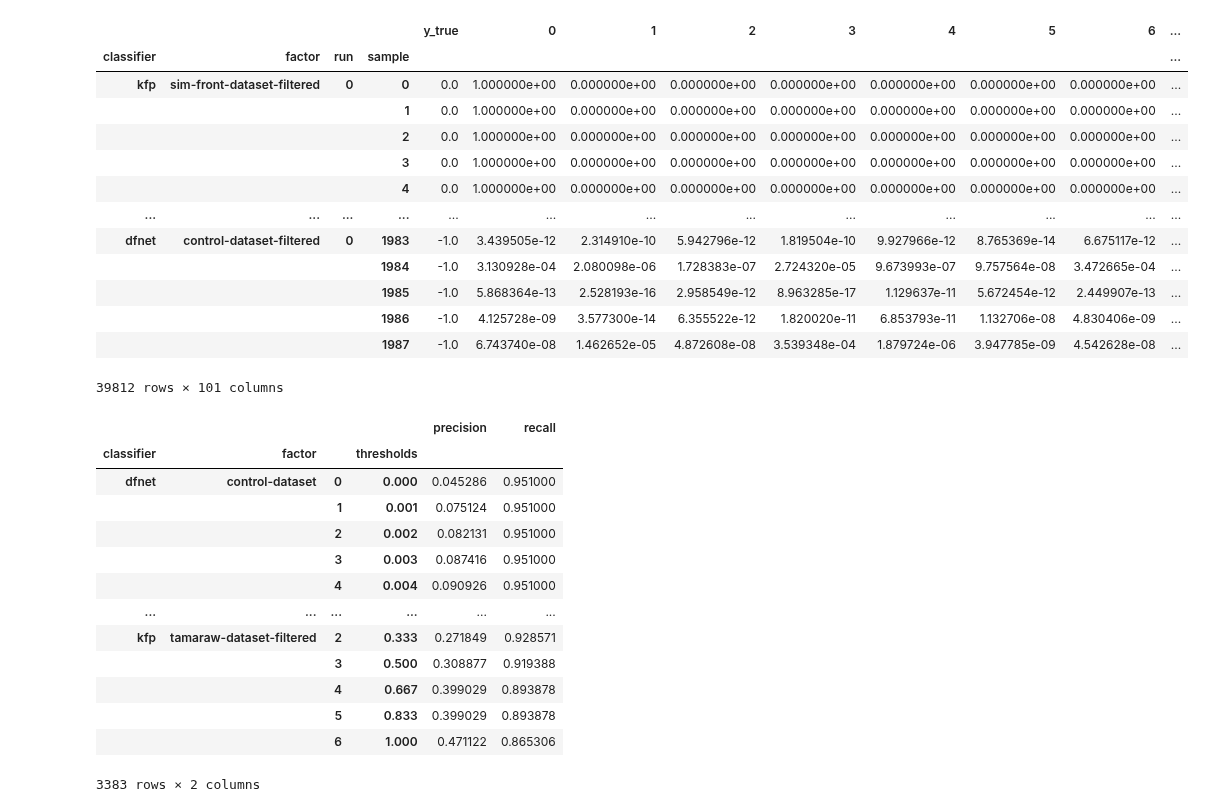
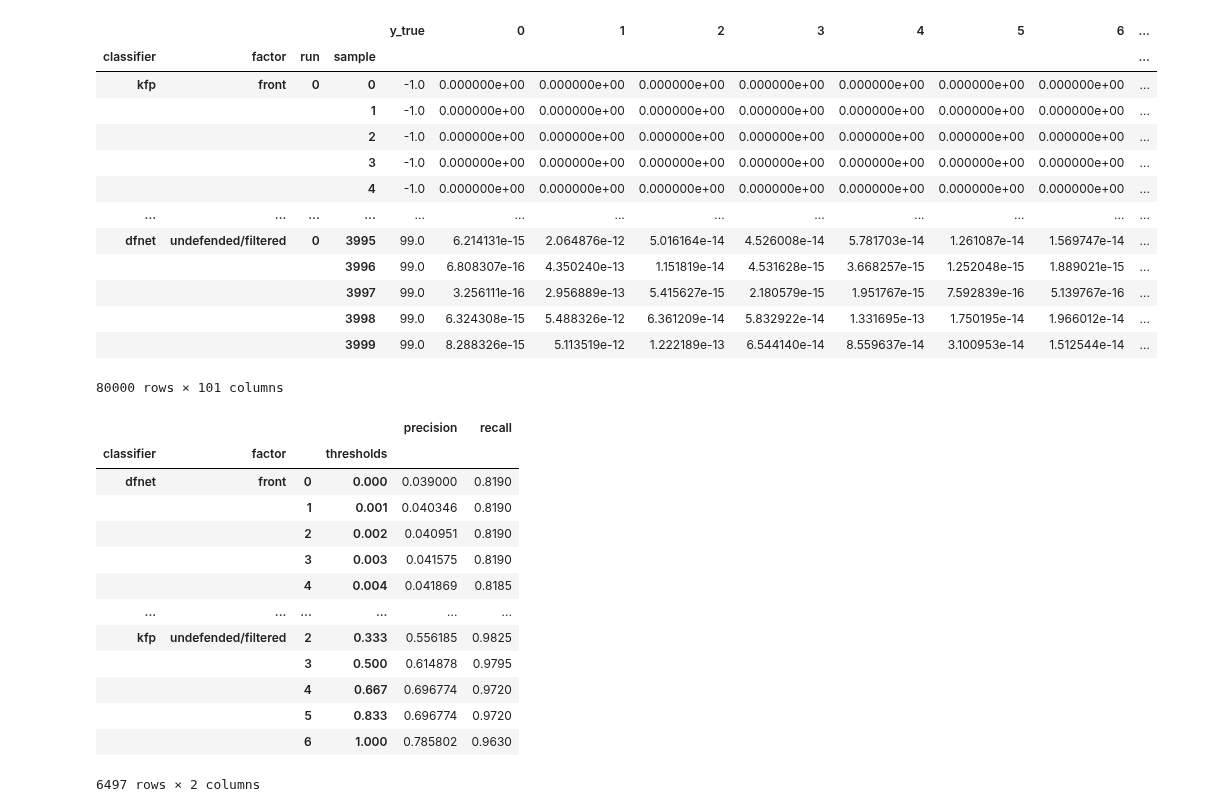
Before and after one commit to jpcsmith/qcsd-experiments, a Jupyter notebook: workflow/notebooks/result-analysis-curve.ipynb, the cells around one changed output. Drawn from its saved outputs; the diff is of its cells as text; code cells hidden in the pictures.

```diff
--- a/workflow/notebooks/result-analysis-curve.ipynb
+++ b/workflow/notebooks/result-analysis-curve.ipynb
@@ -11,49 +11,49 @@ import matplotlib.pyplot as plt
 import lab.metrics
 import lab.analytics
 # %%
-def load_classifier_prediction(classifier: str, factor: str, rep: int):
+def load_classifier_prediction(classifier: str, path: str, rep: int):
     return pd.read_csv(
-        f"../../results/ml-eval/predictions/{factor}/{classifier}-{rep}.csv",
+        f"../../results/ml-eval-conn/{path}/predict/{classifier}-{rep}.csv",
         header=0
     )
 
 def load_results():
     combinations = [
         (classifier, factor, rep) for classifier in ["kfp", "dfnet"]
         for factor in [
-            "sim-front-dataset-filtered", "front-dataset-filtered", "sim-tamaraw-dataset-filtered", "tamaraw-dataset-filtered",
-            "sim-front-dataset", "front-dataset", "sim-tamaraw-dataset", "tamaraw-dataset", "control-dataset",
-            "control-dataset-filtered"
+            "front", "tamaraw", "front/filtered", "tamaraw/filtered",
+            "simulated-front", "simulated-tamaraw", "simulated-front/filtered", "simulated-tamaraw/filtered",
+            "undefended", "undefended/filtered",
         ]
         for rep in range(1)
     ]
 
     return (pd.concat([
         load_classifier_prediction(classifier, factor, rep)
         for (classifier, factor, rep) in combinations
     ], keys=combinations, names=["classifier", "factor", "run", "sample"])
             .fillna(0)
             .rename(columns=lambda c: int(c) if c != "y_true" else c)
             .drop(columns=[-1]))
 
 
 data = load_results()
 data
 # %% [output]
 |  |  |  |  | y_true | 0 | 1 | 2 | 3 | 4 | 5 | 6 | ... |
 | classifier | factor | run | sample |  |  |  |  |  |  |  |  | ... |
-| kfp | sim-front-dataset-filtered | 0 | 0 | 0.0 | 1.000000e+00 | 0.000000e+00 | 0.000000e+00 | 0.000000e+00 | 0.000000e+00 | 0.000000e+00 | 0.000000e+00 | ... |
-|  |  |  | 1 | 0.0 | 1.000000e+00 | 0.000000e+00 | 0.000000e+00 | 0.000000e+00 | 0.000000e+00 | 0.000000e+00 | 0.000000e+00 | ... |
-|  |  |  | 2 | 0.0 | 1.000000e+00 | 0.000000e+00 | 0.000000e+00 | 0.000000e+00 | 0.000000e+00 | 0.000000e+00 | 0.000000e+00 | ... |
-|  |  |  | 3 | 0.0 | 1.000000e+00 | 0.000000e+00 | 0.000000e+00 | 0.000000e+00 | 0.000000e+00 | 0.000000e+00 | 0.000000e+00 | ... |
-|  |  |  | 4 | 0.0 | 1.000000e+00 | 0.000000e+00 | 0.000000e+00 | 0.000000e+00 | 0.000000e+00 | 0.000000e+00 | 0.000000e+00 | ... |
+| kfp | front | 0 | 0 | -1.0 | 0.000000e+00 | 0.000000e+00 | 0.000000e+00 | 0.000000e+00 | 0.000000e+00 | 0.000000e+00 | 0.000000e+00 | ... |
+|  |  |  | 1 | -1.0 | 0.000000e+00 | 0.000000e+00 | 0.000000e+00 | 0.000000e+00 | 0.000000e+00 | 0.000000e+00 | 0.000000e+00 | ... |
+|  |  |  | 2 | -1.0 | 0.000000e+00 | 0.000000e+00 | 0.000000e+00 | 0.000000e+00 | 0.000000e+00 | 0.000000e+00 | 0.000000e+00 | ... |
+|  |  |  | 3 | -1.0 | 0.000000e+00 | 0.000000e+00 | 0.000000e+00 | 0.000000e+00 | 0.000000e+00 | 0.000000e+00 | 0.000000e+00 | ... |
+|  |  |  | 4 | -1.0 | 0.000000e+00 | 0.000000e+00 | 0.000000e+00 | 0.000000e+00 | 0.000000e+00 | 0.000000e+00 | 0.000000e+00 | ... |
 | ... | ... | ... | ... | ... | ... | ... | ... | ... | ... | ... | ... | ... |
-| dfnet | control-dataset-filtered | 0 | 1983 | -1.0 | 3.439505e-12 | 2.314910e-10 | 5.942796e-12 | 1.819504e-10 | 9.927966e-12 | 8.765369e-14 | 6.675117e-12 | ... |
-|  |  |  | 1984 | -1.0 | 3.130928e-04 | 2.080098e-06 | 1.728383e-07 | 2.724320e-05 | 9.673993e-07 | 9.757564e-08 | 3.472665e-04 | ... |
-|  |  |  | 1985 | -1.0 | 5.868364e-13 | 2.528193e-16 | 2.958549e-12 | 8.963285e-17 | 1.129637e-11 | 5.672454e-12 | 2.449907e-13 | ... |
-|  |  |  | 1986 | -1.0 | 4.125728e-09 | 3.577300e-14 | 6.355522e-12 | 1.820020e-11 | 6.853793e-11 | 1.132706e-08 | 4.830406e-09 | ... |
-|  |  |  | 1987 | -1.0 | 6.743740e-08 | 1.462652e-05 | 4.872608e-08 | 3.539348e-04 | 1.879724e-06 | 3.947785e-09 | 4.542628e-08 | ... |
+| dfnet | undefended/filtered | 0 | 3995 | 99.0 | 6.214131e-15 | 2.064876e-12 | 5.016164e-14 | 4.526008e-14 | 5.781703e-14 | 1.261087e-14 | 1.569747e-14 | ... |
+|  |  |  | 3996 | 99.0 | 6.808307e-16 | 4.350240e-13 | 1.151819e-14 | 4.531628e-15 | 3.668257e-15 | 1.252048e-15 | 1.889021e-15 | ... |
+|  |  |  | 3997 | 99.0 | 3.256111e-16 | 2.956889e-13 | 5.415627e-15 | 2.180579e-15 | 1.951767e-15 | 7.592839e-16 | 5.139767e-16 | ... |
+|  |  |  | 3998 | 99.0 | 6.324308e-15 | 5.488326e-12 | 6.361209e-14 | 5.832922e-14 | 1.331695e-13 | 1.750195e-14 | 1.966012e-14 | ... |
+|  |  |  | 3999 | 99.0 | 8.288326e-15 | 5.113519e-12 | 1.222189e-13 | 6.544140e-14 | 8.559637e-14 | 3.100953e-14 | 1.512544e-14 | ... |
-39812 rows × 101 columns
+80000 rows × 101 columns
 # %%
 def precision_recall_curve(df):
     return pd.DataFrame(lab.analytics.rprecision_recall_curve(
@@ -95,18 +95,18 @@ data2
 # %% [output]
 |  |  |  |  | precision | recall |
 | classifier | factor |  | thresholds |  |  |
-| dfnet | control-dataset | 0 | 0.000 | 0.045286 | 0.951000 |
-|  |  | 1 | 0.001 | 0.075124 | 0.951000 |
-|  |  | 2 | 0.002 | 0.082131 | 0.951000 |
-|  |  | 3 | 0.003 | 0.087416 | 0.951000 |
-|  |  | 4 | 0.004 | 0.090926 | 0.951000 |
+| dfnet | front | 0 | 0.000 | 0.039000 | 0.8190 |
+|  |  | 1 | 0.001 | 0.040346 | 0.8190 |
+|  |  | 2 | 0.002 | 0.040951 | 0.8190 |
+|  |  | 3 | 0.003 | 0.041575 | 0.8190 |
+|  |  | 4 | 0.004 | 0.041869 | 0.8185 |
 | ... | ... | ... | ... | ... | ... |
-| kfp | tamaraw-dataset-filtered | 2 | 0.333 | 0.271849 | 0.928571 |
-|  |  | 3 | 0.500 | 0.308877 | 0.919388 |
-|  |  | 4 | 0.667 | 0.399029 | 0.893878 |
-|  |  | 5 | 0.833 | 0.399029 | 0.893878 |
-|  |  | 6 | 1.000 | 0.471122 | 0.865306 |
+| kfp | undefended/filtered | 2 | 0.333 | 0.556185 | 0.9825 |
+|  |  | 3 | 0.500 | 0.614878 | 0.9795 |
+|  |  | 4 | 0.667 | 0.696774 | 0.9720 |
+|  |  | 5 | 0.833 | 0.696774 | 0.9720 |
+|  |  | 6 | 1.000 | 0.785802 | 0.9630 |
-3383 rows × 2 columns
+6497 rows × 2 columns
 # %%
 plot_data = data2.copy()
 factors = plot_data.index.get_level_values("factor")
```
Also changed, not shown: parts of 2 cells of this notebook, 16 other files.
